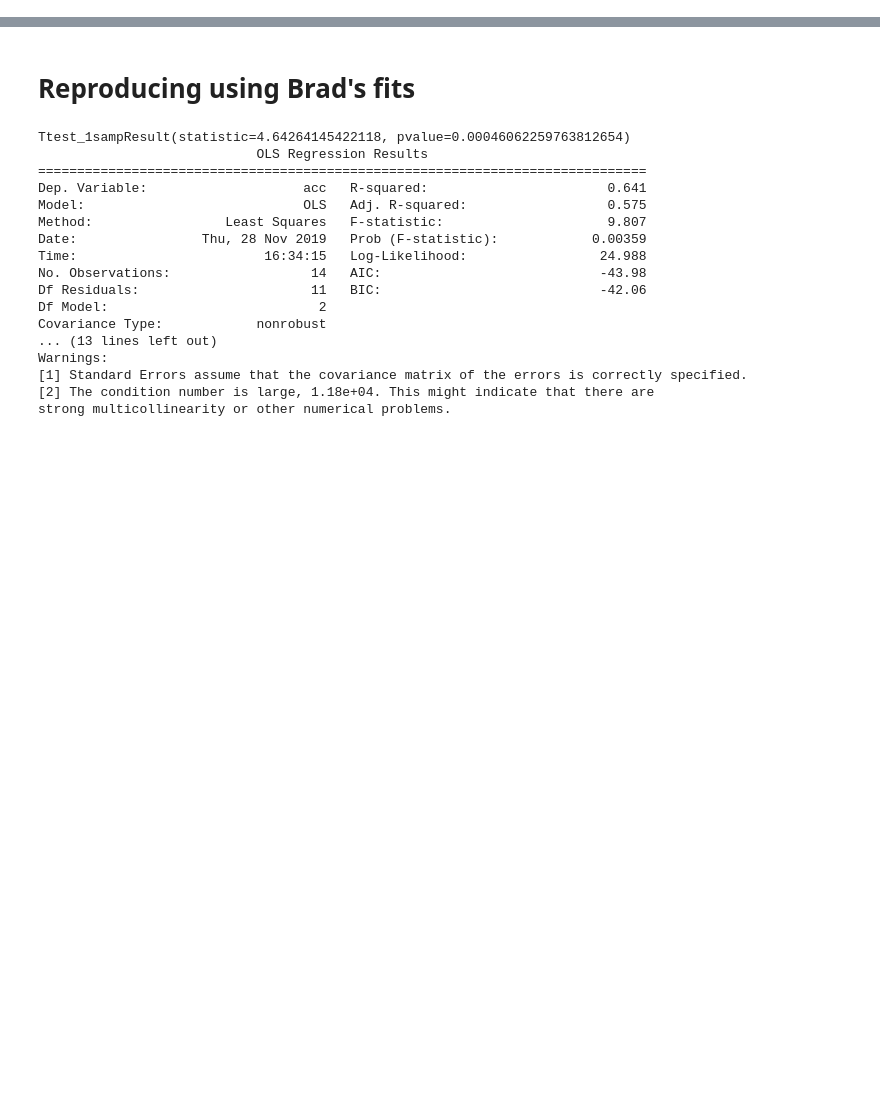
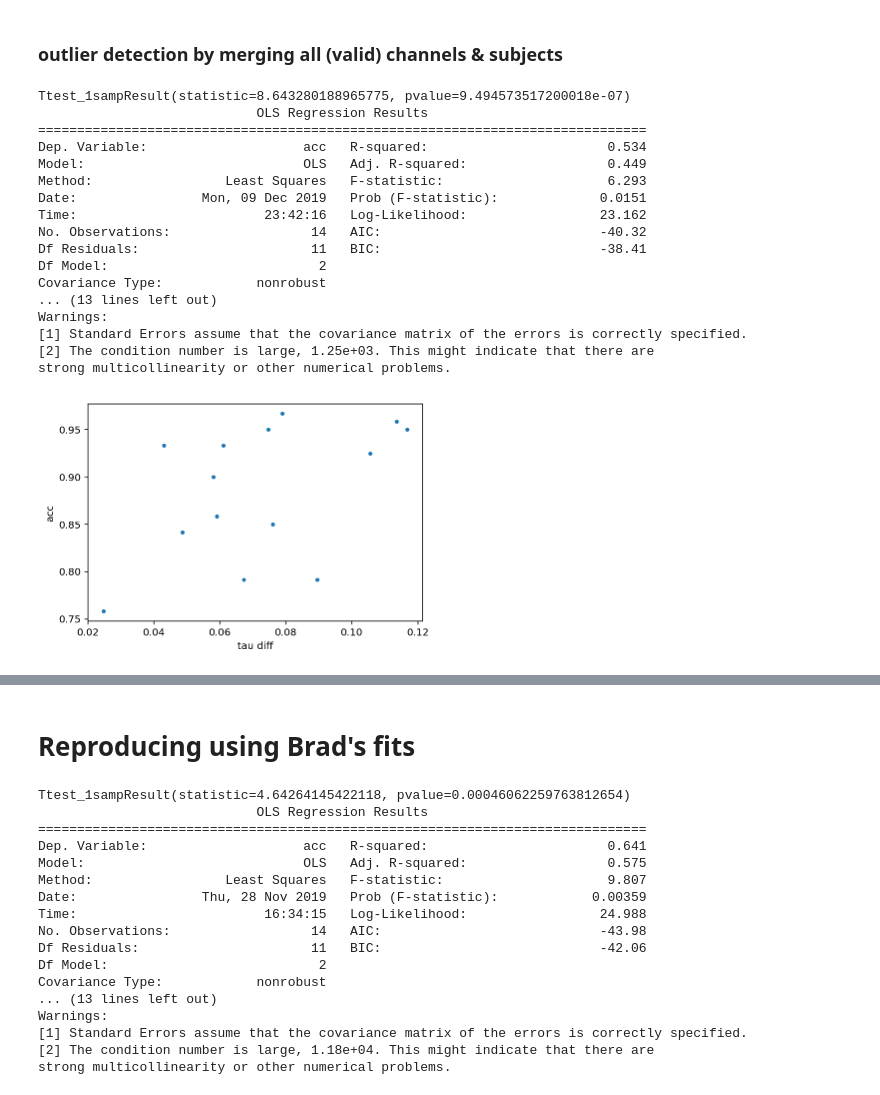
Before and after one commit to rdgao/field-echos, a Jupyter notebook: notebooks/viz_johnson_wm.ipynb, the cells around one changed output, grey strips where cells are left out. Cells and saved outputs as stored; diff of their text form; code cells hidden in the pictures; blank space fills up the shorter version.

```diff
--- a/notebooks/viz_johnson_wm.ipynb
+++ b/notebooks/viz_johnson_wm.ipynb
@@ -29,0 +30,2 @@ import echo_utils
+# %% [markdown]
+### outlier detection by merging all (valid) channels & subjects
@@ -29,0 +78,78 @@ import echo_utils
+# %%
+log_tau = True
+
+grand_avg = []
+valid_pat = np.unique(df_alltrials['patient'])
+
+# collect all patients
+for i_p in valid_pat:
+    df_p = df_alltrials[(df_alltrials['patient']==i_p)]
+
+    # pre-stim epoch
+    df_pre = df_p[df_p['cond']==0]
+
+    # get avg values for encoding epoch
+    arr_enc = (df_p[df_p['cond']==1].values + df_p[df_p['cond']==2].values)/2
+    df_enc = pd.DataFrame(arr_enc, columns=col_names, index=df_pre.index)
+
+    # compute t-diff and channel average across trials
+    t_collect = []
+    n_nans = 0
+    for g, g_df in df_pre.groupby('trial'):
+        # print(g, end='|')
+        t_pre = df_pre.loc[g_df.index]['tau']
+        t_enc = df_enc.loc[g_df.index]['tau']
+        if log_tau:
+            t_diff = np.log10(t_enc) - np.log10(t_pre)
+        else:
+            t_diff = t_enc - t_pre
+
+        t_collect.append([np.nanmean(t_pre), np.nanmean(t_enc), np.nanmean(t_diff)])
+        n_nans += np.isnan(t_diff).sum()
+
+    t_collect = np.array(t_collect)
+    # t-test on tau diff
+    tval, pval = ttest_1samp(t_collect[:,-1],0, nan_policy='omit')
+    data_qual = (1-n_nans/len(df_pre))*100
+    i_p, data_qual, len(df_pre), tval, pval
+
+    grand_avg.append(np.concatenate(([data_qual], np.nanmean(t_collect, 0), [tval])))
+
+# run stats
+df_result = pd.DataFrame(np.array(grand_avg), index=df_patient_info.index.values[patient_inds],
+                         columns=['data_qual', 'pre', 'enc', 'diff', 'tvals'])
+
+
+df_patient = pd.concat((df_patient_info.loc[df_result.index], df_result), axis=1)
+df_patient['acc'] = df_patient[['acc_identity','acc_spatial','acc_temporal']].mean(1)
+df_patient['rt'] = df_patient[['rt_identity','rt_spatial','rt_temporal']].mean(1)
+
+print(ttest_1samp(df_patient['tvals'], 0, nan_policy='omit'))
+mod = smf.ols(formula='acc ~ age + diff', data=df_patient)
+res = mod.fit()
+print(res.summary())
+
+plt.plot(df_patient['diff'],df_patient['acc'], '.')
+plt.xlabel('tau diff');plt.ylabel('acc');
+# print(spearmanr(df_patient['diff'], df_patient['acc'], nan_policy='omit'))
+# print(pearsonr(df_patient['diff'], df_patient['acc']))
+# df_patient
+# %% [output]
+Ttest_1sampResult(statistic=8.643280188965775, pvalue=9.494573517200018e-07)
+                            OLS Regression Results
+==============================================================================
+Dep. Variable:                    acc   R-squared:                       0.534
+Model:                            OLS   Adj. R-squared:                  0.449
+Method:                 Least Squares   F-statistic:                     6.293
+Date:                Mon, 09 Dec 2019   Prob (F-statistic):             0.0151
+Time:                        23:42:16   Log-Likelihood:                 23.162
+No. Observations:                  14   AIC:                            -40.32
+Df Residuals:                      11   BIC:                            -38.41
+Df Model:                           2
+Covariance Type:            nonrobust
+... (13 lines left out)
+Warnings:
+[1] Standard Errors assume that the covariance matrix of the errors is correctly specified.
+[2] The condition number is large, 1.25e+03. This might indicate that there are
+strong multicollinearity or other numerical problems.
+[figure, added]
```
Also changed, not shown: parts of 6 cells of this notebook, 1 other file.
